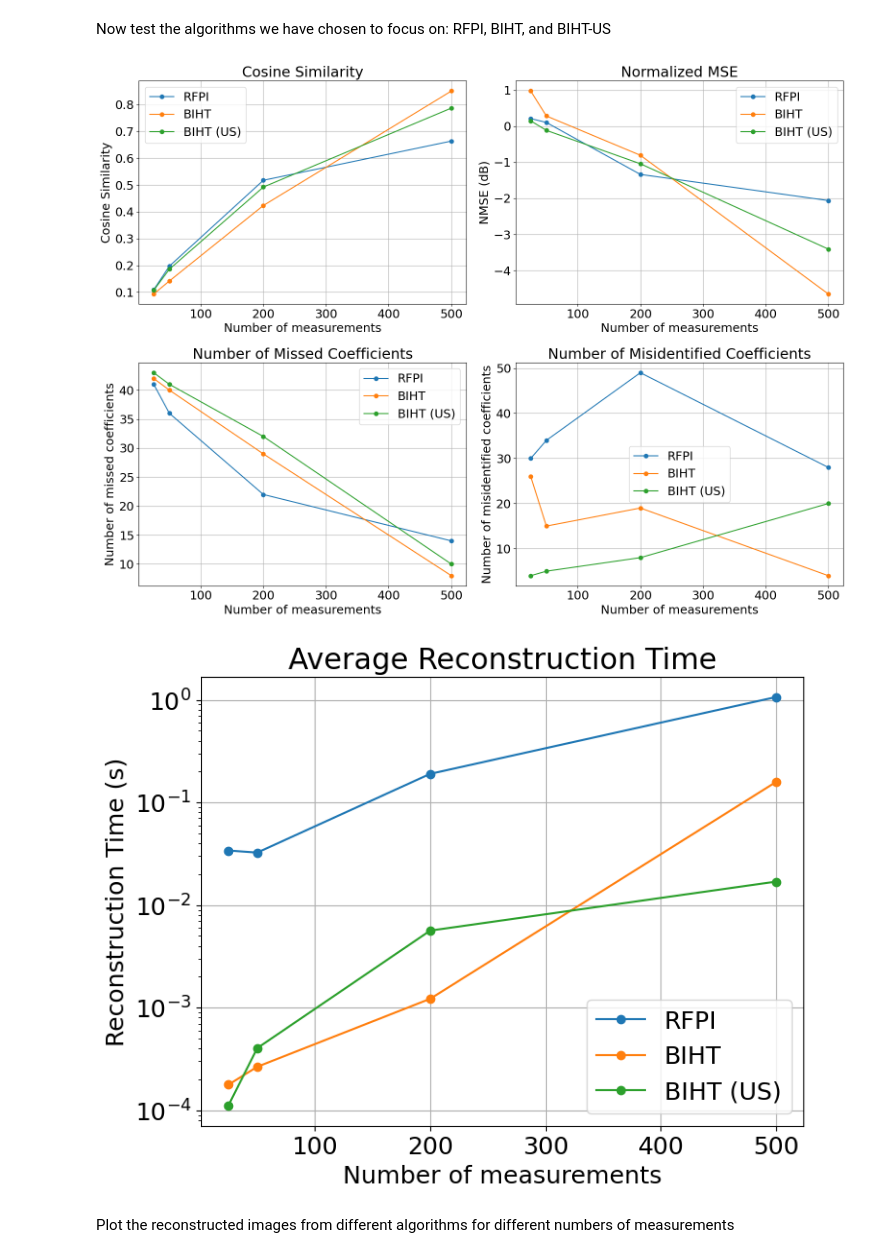
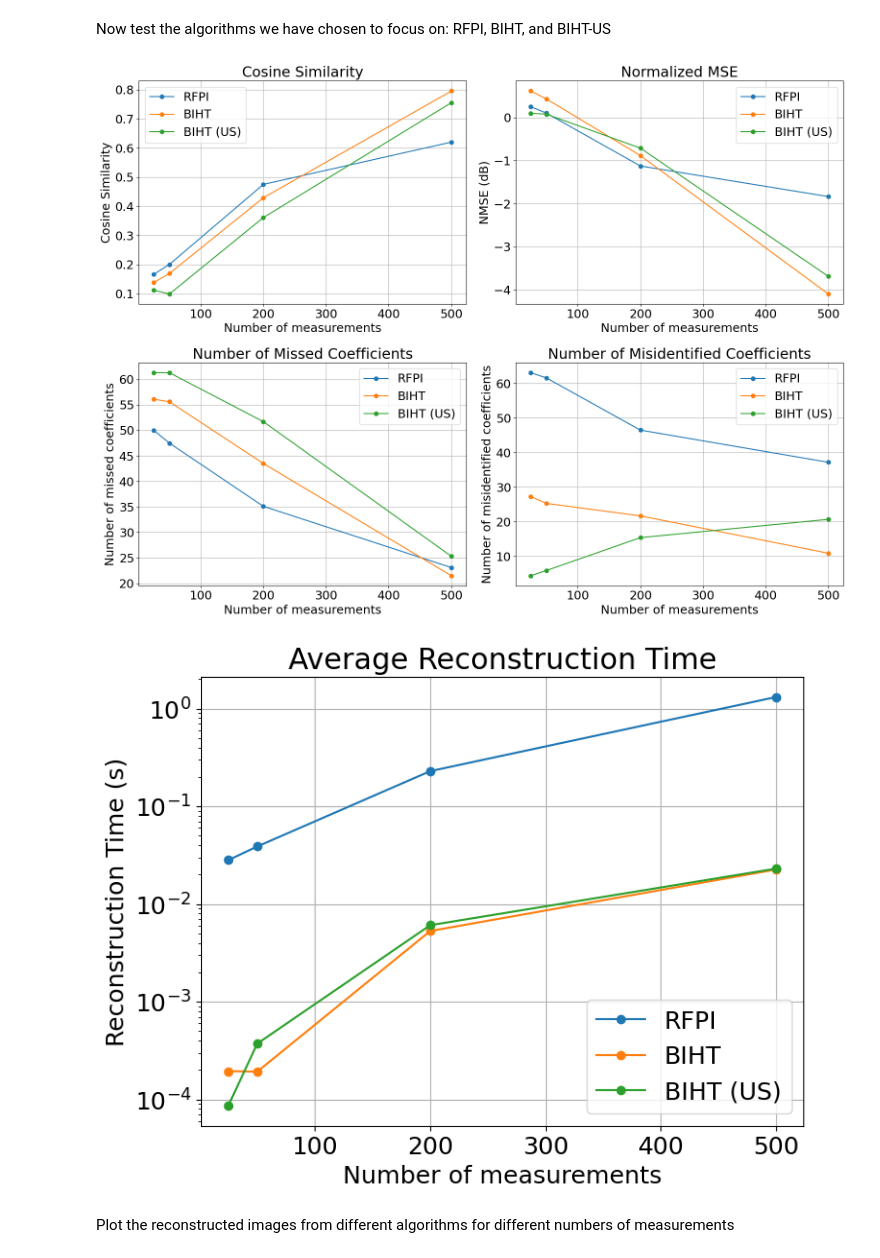
Before and after one commit to josephine-king/EE4740_ImageCompression, a Jupyter notebook: image_compression.ipynb, the cells around one changed output. Cells and saved outputs as stored; diff of their text form; code cells hidden in the pictures.

```diff
--- a/image_compression.ipynb
+++ b/image_compression.ipynb
@@ -193,7 +193,7 @@ def rfpi(meas_matrix, measurement, step_size, lamda, threshold, max_iter):
     while iter < max_iter and delta > threshold:
         last_estimate = estimate
         # One-sided quadratic gradient
-        s = (Y @ meas_matrix).T @ np.maximum(np.multiply(measurement, meas_matrix @ estimate), np.zeros_like(measurement))
+        s = -(Y @ meas_matrix).T @ np.minimum(np.multiply(measurement, meas_matrix @ estimate), np.zeros_like(measurement))
         # Project onto sphere surface
         g = s - (s.T @ estimate) * estimate
         # Gradient descent
@@ -483,34 +483,34 @@ plt.show()
 # %% [markdown]
 Now test the algorithms we have chosen to focus on: RFPI, BIHT, and BIHT-US
 # %%
-num_img = 1
+num_img = 10
 test_data = get_images(sparse_data, 0, num_img)
 
 cosine_sim_rfpi, mses_rfpi, missed_coeffs_rfpi, misided_coeffs_rfpi, curr_data, estimate_rfpi, convergence_rfpi, time_rfpi = test_algo("rfpi", num_img, test_data, meas_matrix_dims, step_size=1e-4, lamda=1, threshold=1e-4, max_iter=1000)
 cosine_sim_biht, mses_biht, missed_coeffs_biht, misided_coeffs_biht, curr_data, estimate_biht, convergence_biht, time_biht = test_algo("biht", num_img, test_data, meas_matrix_dims, known_sparsity=True, threshold=0, max_iter=1000)
 cosine_sim_biht_us, mses_biht_us, missed_coeffs_biht_us, misided_coeffs_biht_us, curr_data, estimate_biht_us, convergence_biht_us, time_biht_us = test_algo("biht", num_img, test_data, meas_matrix_dims, sparsity=10, known_sparsity=False, threshold=0, max_iter=1000)
 
 fig, axs = plt.subplots(2, 2, figsize=(16, 12))
 plot_metrics("RFPI", axs, meas_matrix_dims, cosine_sim_rfpi, mses_rfpi, missed_coeffs_rfpi, misided_coeffs_rfpi)
 plot_metrics("BIHT", axs, meas_matrix_dims, cosine_sim_biht, mses_biht, missed_coeffs_biht, misided_coeffs_biht)
 plot_metrics("BIHT (US)", axs, meas_matrix_dims, cosine_sim_biht_us, mses_biht_us, missed_coeffs_biht_us, misided_coeffs_biht_us)
 for row in axs:
     for ax in row:
         ax.legend()
         ax.grid(True)
 plt.tight_layout()
 plt.show()
 
 fig, axs = plt.subplots(1, 1, figsize=(8, 6))
 plot_time("RFPI", axs, meas_matrix_dims, time_rfpi)
 plot_time("BIHT", axs, meas_matrix_dims, time_biht)
 plot_time("BIHT (US)", axs, meas_matrix_dims, time_biht_us)
 axs.legend()
 axs.grid(True)
 plt.show()
 # %% [output]
-[figure, old version]
+[figure, new version]
-[figure, old version]
+[figure, new version]
 # %% [markdown]
 Plot the reconstructed images from different algorithms for different numbers of measurements
 # %%
```
Also changed, not shown: parts of 3 cells of this notebook.
